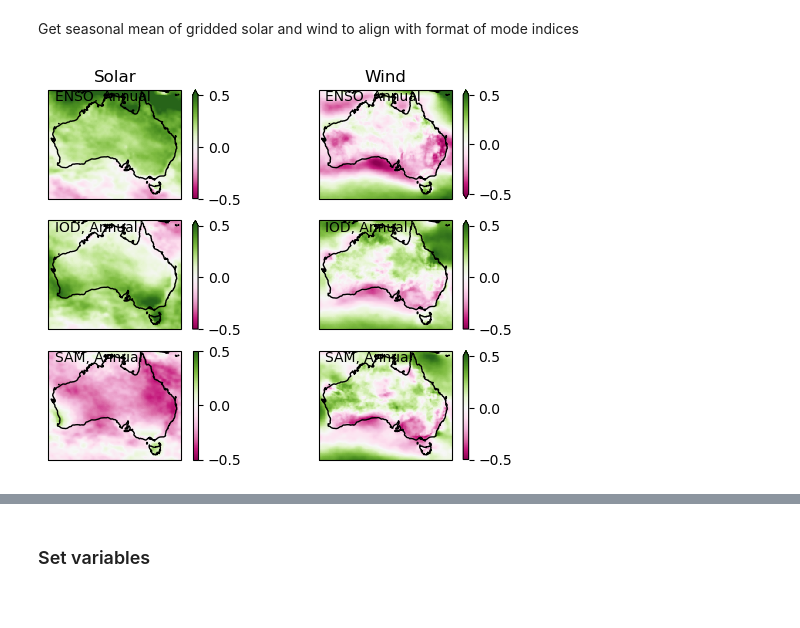
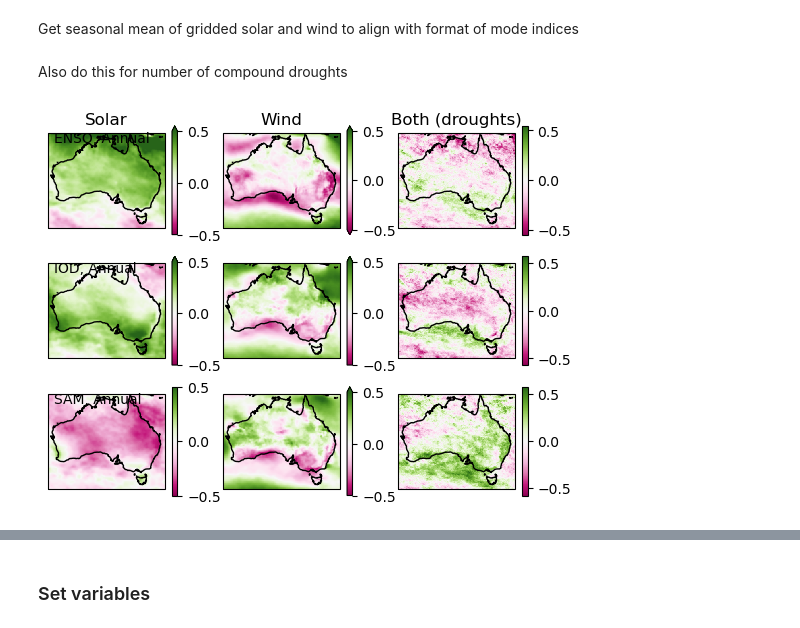
Before and after one commit to dougrichardson/Richardson_2023_energy, a Jupyter notebook: 2_drivers.ipynb, the cells around one changed output, grey strips where cells are left out. Drawn from its saved outputs; the diff is of its cells as text; code cells hidden in the pictures.

Commit message:
Correlation of modes with number of compound droughts

```diff
--- a/2_drivers.ipynb
+++ b/2_drivers.ipynb
@@ -545,6 +549,11 @@ Get seasonal mean of gridded solar and wind to align with format of mode indices
 # %%
 aus_100w_seasonal = fn.seasonal_mean(aus_100w)
 aus_mssrd_seasonal = fn.seasonal_mean(aus_mssrd)
+# %% [markdown]
+Also do this for number of compound droughts
+# %%
+aus_events_100w_mssrd = fn.get_compound_events(aus_100w, aus_mssrd, thresh_100w, thresh_mssrd)
+aus_CE_seasonal = fn.seasonal_mean(aus_events_100w_mssrd)
 # %%
 cor_dict = {}
 for season, months in zip(season_dict.keys(), season_dict.values()):
@@ -553,9 +562,11 @@ for season, months in zip(season_dict.keys(), season_dict.values()):
     if season == 'Annual': # Mean over all seasons in each year
         a = aus_100w_seasonal.resample(time='1YS').mean()
         b = aus_mssrd_seasonal.resample(time='1YS').mean()
+        c = aus_CE_seasonal.resample(time='1YS').mean()
     else: # otherwise select month corresponding to season
         a = aus_100w_seasonal.isel(time=aus_100w_seasonal.time.dt.month == months[1])
         b = aus_mssrd_seasonal.isel(time=aus_mssrd_seasonal.time.dt.month == months[1])
+        c = aus_CE_seasonal.isel(time=aus_CE_seasonal.time.dt.month == months[1])
 
     for mode, mode_da in zip(
         ['ENSO', 'IOD', 'SAM'],
@@ -570,29 +581,35 @@ for season, months in zip(season_dict.keys(), season_dict.values()):
 
         cor_a = xr.corr(a, m, dim='time').compute()
         cor_b = xr.corr(b, m, dim='time').compute()
+        cor_c = xr.corr(c, m, dim='time').compute()
 
         cor_dict[season][mode]['100w'] = cor_a
         cor_dict[season][mode]['mssrd'] = cor_b
+        cor_dict[season][mode]['compound'] = cor_c
 # %%
 season = 'Annual'
 
-fig, ax = plt.subplots(3, 2, subplot_kw={'projection': ccrs.PlateCarree()})
+fig, ax = plt.subplots(3, 3, subplot_kw={'projection': ccrs.PlateCarree()})
 
 for i, mode in enumerate(['ENSO', 'IOD', 'SAM']):
         ax[i, 0].coastlines()
         ax[i, 1].coastlines()
+        ax[i, 2].coastlines()
 
         cor_dict[season][mode]['mssrd'].plot(ax=ax[i, 0], cmap='PiYG', vmin=-0.5, vmax=0.5)
         cor_dict[season][mode]['100w'].plot(ax=ax[i, 1], cmap='PiYG', vmin=-0.5, vmax=0.5)
+        cor_dict[season][mode]['compound'].plot(ax=ax[i, 2], cmap='PiYG')
 
         if i == 0:
             ax[i, 0].set_title('Solar')
             ax[i, 1].set_title('Wind')
+            ax[i, 2].set_title('Both (droughts)')
         else:
             ax[i, 0].set_title('')
             ax[i, 1].set_title('')
+            ax[i, 2].set_title('')
 
         ax[i, 0].text(0.05, 0.9, ', '.join([mode, season]), transform=ax[i, 0].transAxes)
-        ax[i, 1].text(0.05, 0.9, ', '.join([mode, season]), transform=ax[i, 1].transAxes)
+        # ax[i, 1].text(0.05, 0.9, ', '.join([mode, season]), transform=ax[i, 1].transAxes)
 # %% [output]
-[figure, old version]
+[figure, new version]
```
Also changed, not shown: parts of 8 cells of this notebook.
